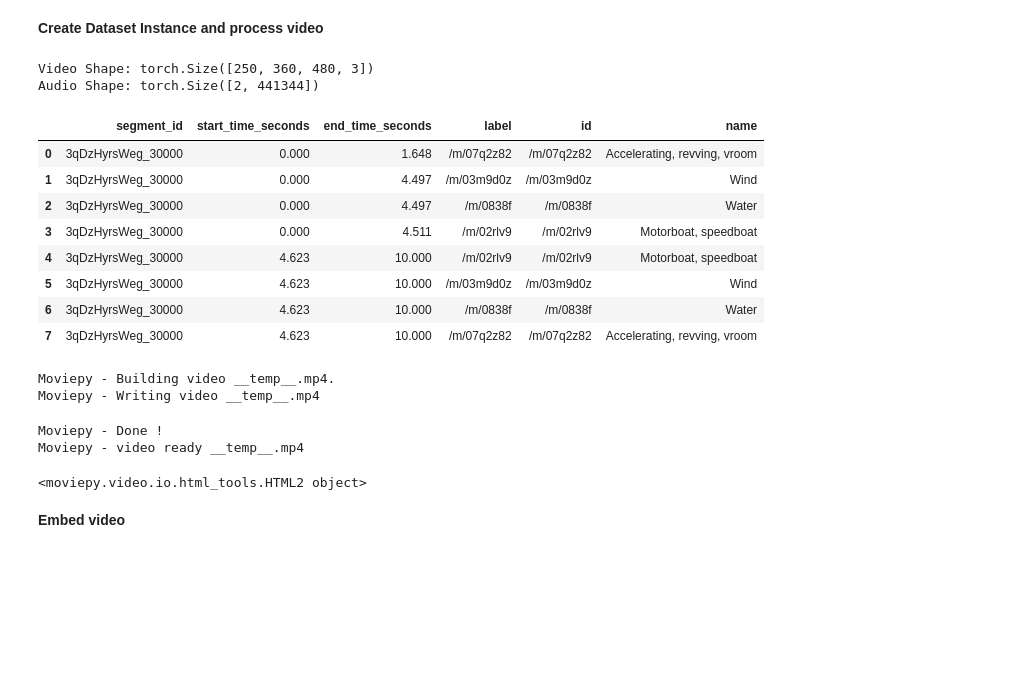
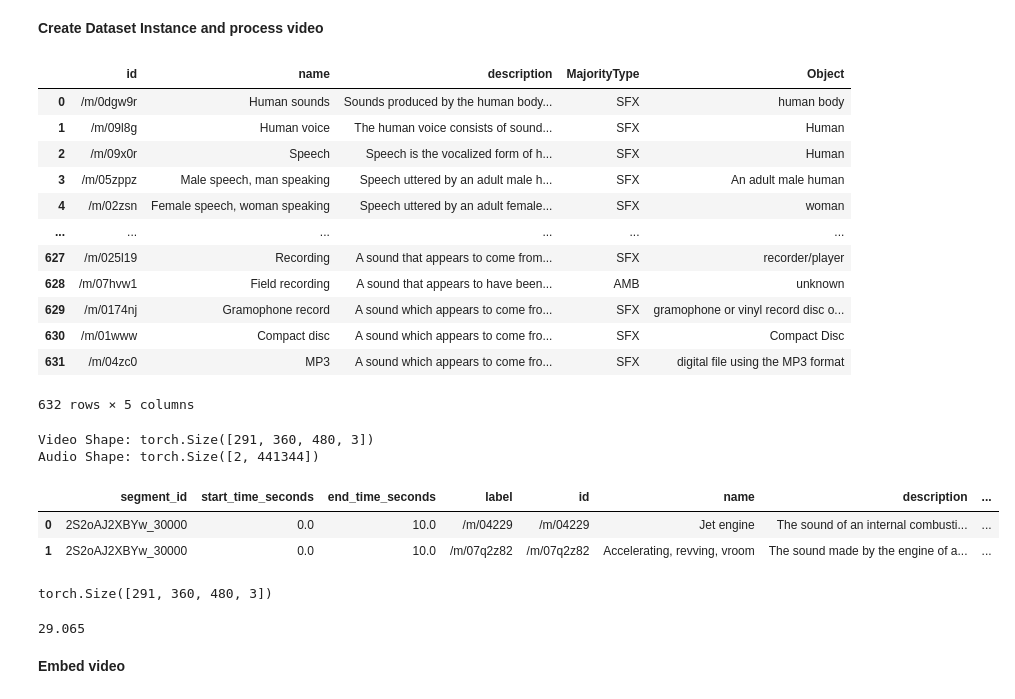
Before and after one commit to giorgiodemarchi/Visually-Indicated-Sounds, a Jupyter notebook: Imagebind.ipynb, the cells around one changed output. Drawn from its saved outputs; the diff is of its cells as text; code cells hidden in the pictures; blank space fills up the shorter version.

```diff
--- a/Imagebind.ipynb
+++ b/Imagebind.ipynb
@@ -57,56 +66,56 @@ ImageBindModel(
 )
 # %% [markdown]
 **Create Dataset Instance and process video**
+# %%
+# Ontology audioset dataset
+ontology = pd.read_json('data/ontology.json')[['id','name', 'description']]
+augmented = pd.read_csv('data/augmented_labels.csv', index_col=0)
+
+ontology = pd.merge(ontology, augmented, how='left', on='name')
+
+ontology
+# %% [output]
+|  | id | name | description | MajorityType | Object |
+| 0 | /m/0dgw9r | Human sounds | Sounds produced by the human body... | SFX | human body |
+| 1 | /m/09l8g | Human voice | The human voice consists of sound... | SFX | Human |
+| 2 | /m/09x0r | Speech | Speech is the vocalized form of h... | SFX | Human |
+| 3 | /m/05zppz | Male speech, man speaking | Speech uttered by an adult male h... | SFX | An adult male human |
+| 4 | /m/02zsn | Female speech, woman speaking | Speech uttered by an adult female... | SFX | woman |
+| ... | ... | ... | ... | ... | ... |
+| 627 | /m/025l19 | Recording | A sound that appears to come from... | SFX | recorder/player |
+| 628 | /m/07hvw1 | Field recording | A sound that appears to have been... | AMB | unknown |
+| 629 | /m/0174nj | Gramophone record | A sound which appears to come fro... | SFX | gramophone or vinyl record disc o... |
+| 630 | /m/01www | Compact disc | A sound which appears to come fro... | SFX | Compact Disc |
+| 631 | /m/04zc0 | MP3 | A sound which appears to come fro... | SFX | digital file using the MP3 format |
+632 rows × 5 columns
 # %%
 #from VisuallyIndicatedSounds.utils.datasets import StronglyLabelledDataset
 from utils.datasets import StronglyLabelledDataset
 
-# Ontology audioset dataset
-ontology = pd.read_json('data/ontology.json')[['id','name']]
-
+# Video-audio dataset on S3
 dataset = StronglyLabelledDataset()
 # %%
-video, audio, labels_df, info = dataset[2000]
+video, audio, labels_df, info = dataset[1600]
 
 video_fps, audio_fps = info['video_fps'], info['audio_fps']
 
 print(f"Video Shape: {video.shape}")
 print(f"Audio Shape: {audio.shape}")
 
 labels_df = pd.merge(labels_df, ontology, how='left', left_on='label', right_on='id')
 
 labels_df
 # %% [output]
-Video Shape: torch.Size([250, 360, 480, 3])
+Video Shape: torch.Size([291, 360, 480, 3])
 Audio Shape: torch.Size([2, 441344])
-|  | segment_id | start_time_seconds | end_time_seconds | label | id | name |
-| 0 | 3qDzHyrsWeg_30000 | 0.000 | 1.648 | /m/07q2z82 | /m/07q2z82 | Accelerating, revving, vroom |
-| 1 | 3qDzHyrsWeg_30000 | 0.000 | 4.497 | /m/03m9d0z | /m/03m9d0z | Wind |
-| 2 | 3qDzHyrsWeg_30000 | 0.000 | 4.497 | /m/0838f | /m/0838f | Water |
-| 3 | 3qDzHyrsWeg_30000 | 0.000 | 4.511 | /m/02rlv9 | /m/02rlv9 | Motorboat, speedboat |
-| 4 | 3qDzHyrsWeg_30000 | 4.623 | 10.000 | /m/02rlv9 | /m/02rlv9 | Motorboat, speedboat |
-| 5 | 3qDzHyrsWeg_30000 | 4.623 | 10.000 | /m/03m9d0z | /m/03m9d0z | Wind |
-| 6 | 3qDzHyrsWeg_30000 | 4.623 | 10.000 | /m/0838f | /m/0838f | Water |
-| 7 | 3qDzHyrsWeg_30000 | 4.623 | 10.000 | /m/07q2z82 | /m/07q2z82 | Accelerating, revving, vroom |
+|  | segment_id | start_time_seconds | end_time_seconds | label | id | name | description | ... |
+| 0 | 2S2oAJ2XBYw_30000 | 0.0 | 10.0 | /m/04229 | /m/04229 | Jet engine | The sound of an internal combusti... | ... |
+| 1 | 2S2oAJ2XBYw_30000 | 0.0 | 10.0 | /m/07q2z82 | /m/07q2z82 | Accelerating, revving, vroom | The sound made by the engine of a... | ... |
-# %%
-# Visualize video
-import torch
-import numpy as np
-from moviepy.editor import ImageSequenceClip
-
-video_tensor = video
-if isinstance(video_tensor, torch.Tensor):
-    video_tensor = video_tensor.permute(0, 2, 1, 3).numpy()  # Reorder to (frames, height, width, channels)
-
-total_frames = video_tensor.shape[0]
-duration_in_seconds = 10
-fps = total_frames / duration_in_seconds
-
-clip = ImageSequenceClip(list(video_tensor), fps=video_fps)
-clip.ipython_display()
-# %% [output]
-Moviepy - Building video __temp__.mp4.
-Moviepy - Writing video __temp__.mp4
-Moviepy - Done !
-Moviepy - video ready __temp__.mp4
-<moviepy.video.io.html_tools.HTML2 object>
+# %%
+video.shape
+# %% [output]
+torch.Size([291, 360, 480, 3])
+# %%
+video_fps
+# %% [output]
+29.065
```
Also changed, not shown: parts of 20 cells of this notebook.
